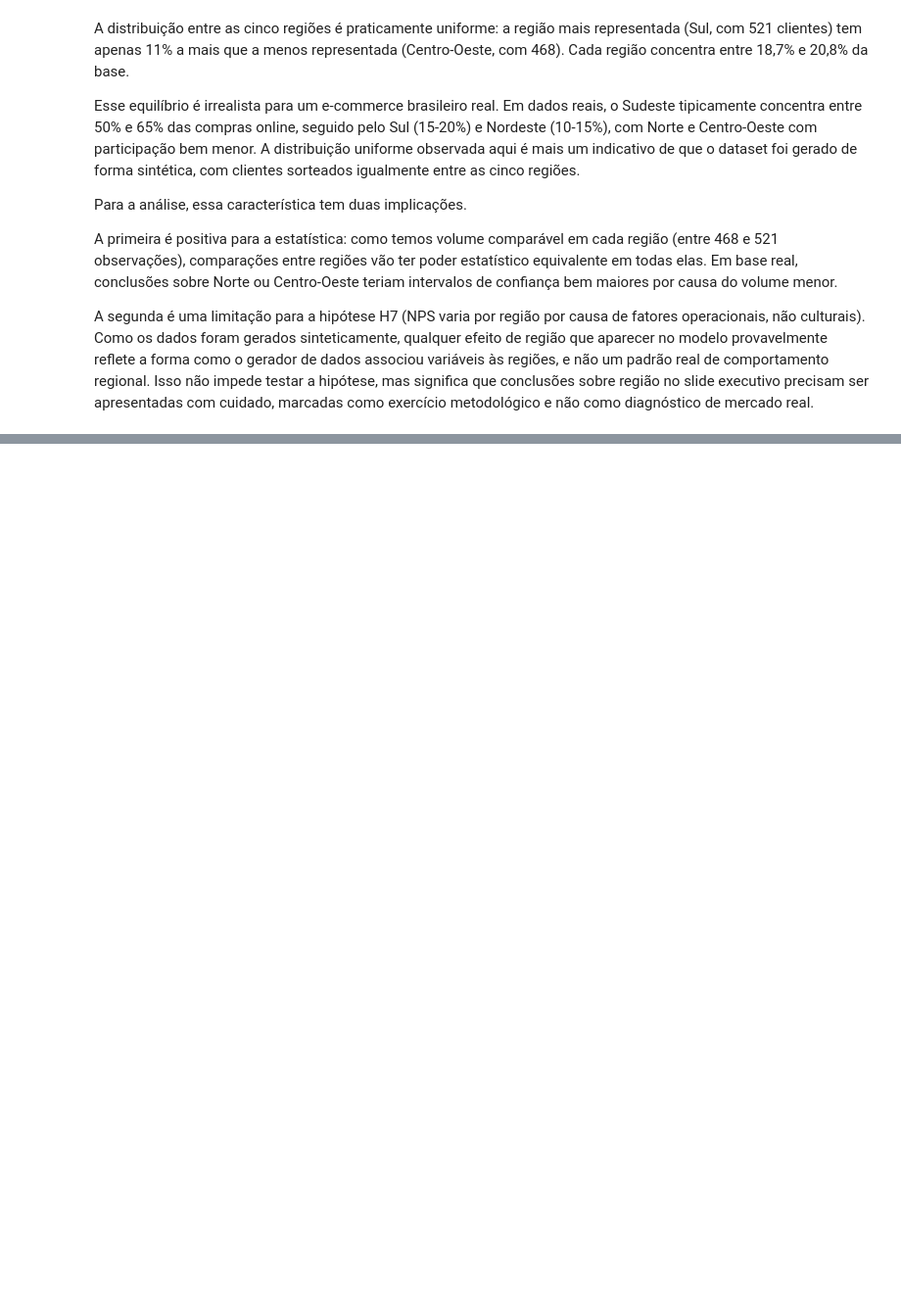
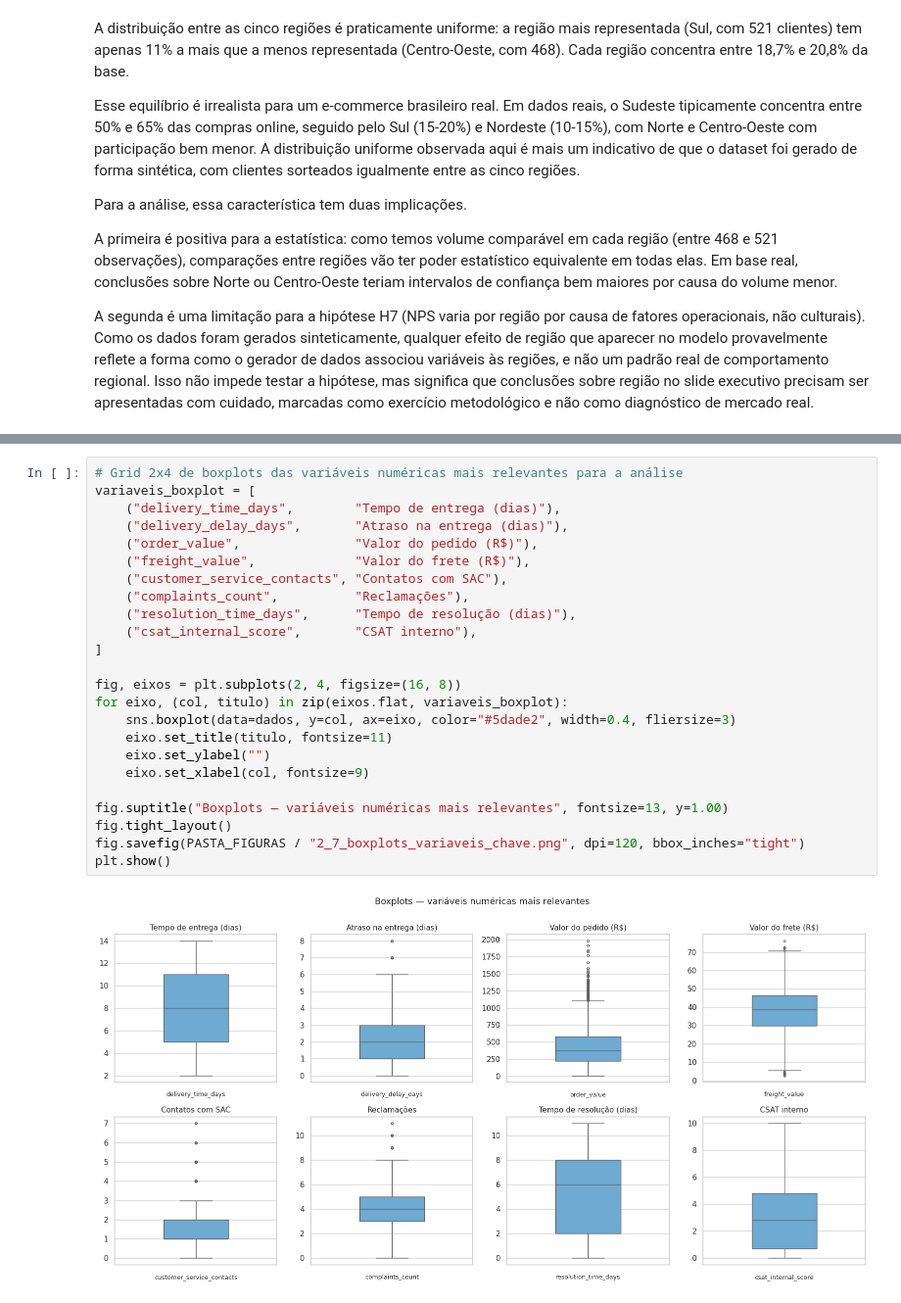
Before and after one commit to guillecosme/fiap-ai-scientist-tech-challange-fase-01, a Jupyter notebook: notebooks/02_data_understanding.ipynb, the cells around one changed output, grey strips where cells are left out. Shown at 98% size. Cells and saved outputs as stored; diff of their text form; blank space fills up the shorter version.

Commit message:
notebook 02: boxplots, viabilidade das hipoteses e conclusao da fase

```diff
--- a/notebooks/02_data_understanding.ipynb
+++ b/notebooks/02_data_understanding.ipynb
@@ -716,0 +721,26 @@ A segunda é uma limitação para a hipótese H7 (NPS varia por região por caus
+# %%
+# Grid 2x4 de boxplots das variáveis numéricas mais relevantes para a análise
+variaveis_boxplot = [
+    ("delivery_time_days",        "Tempo de entrega (dias)"),
+    ("delivery_delay_days",       "Atraso na entrega (dias)"),
+    ("order_value",               "Valor do pedido (R$)"),
+    ("freight_value",             "Valor do frete (R$)"),
+    ("customer_service_contacts", "Contatos com SAC"),
+    ("complaints_count",          "Reclamações"),
+    ("resolution_time_days",      "Tempo de resolução (dias)"),
+    ("csat_internal_score",       "CSAT interno"),
+]
+
+fig, eixos = plt.subplots(2, 4, figsize=(16, 8))
+for eixo, (col, titulo) in zip(eixos.flat, variaveis_boxplot):
+    sns.boxplot(data=dados, y=col, ax=eixo, color="#5dade2", width=0.4, fliersize=3)
+    eixo.set_title(titulo, fontsize=11)
+    eixo.set_ylabel("")
+    eixo.set_xlabel(col, fontsize=9)
+
+fig.suptitle("Boxplots — variáveis numéricas mais relevantes", fontsize=13, y=1.00)
+fig.tight_layout()
+fig.savefig(PASTA_FIGURAS / "2_7_boxplots_variaveis_chave.png", dpi=120, bbox_inches="tight")
+plt.show()
+# %% [output]
+[figure, added]
```
Also changed, not shown: parts of 8 cells of this notebook, 2 other files.
